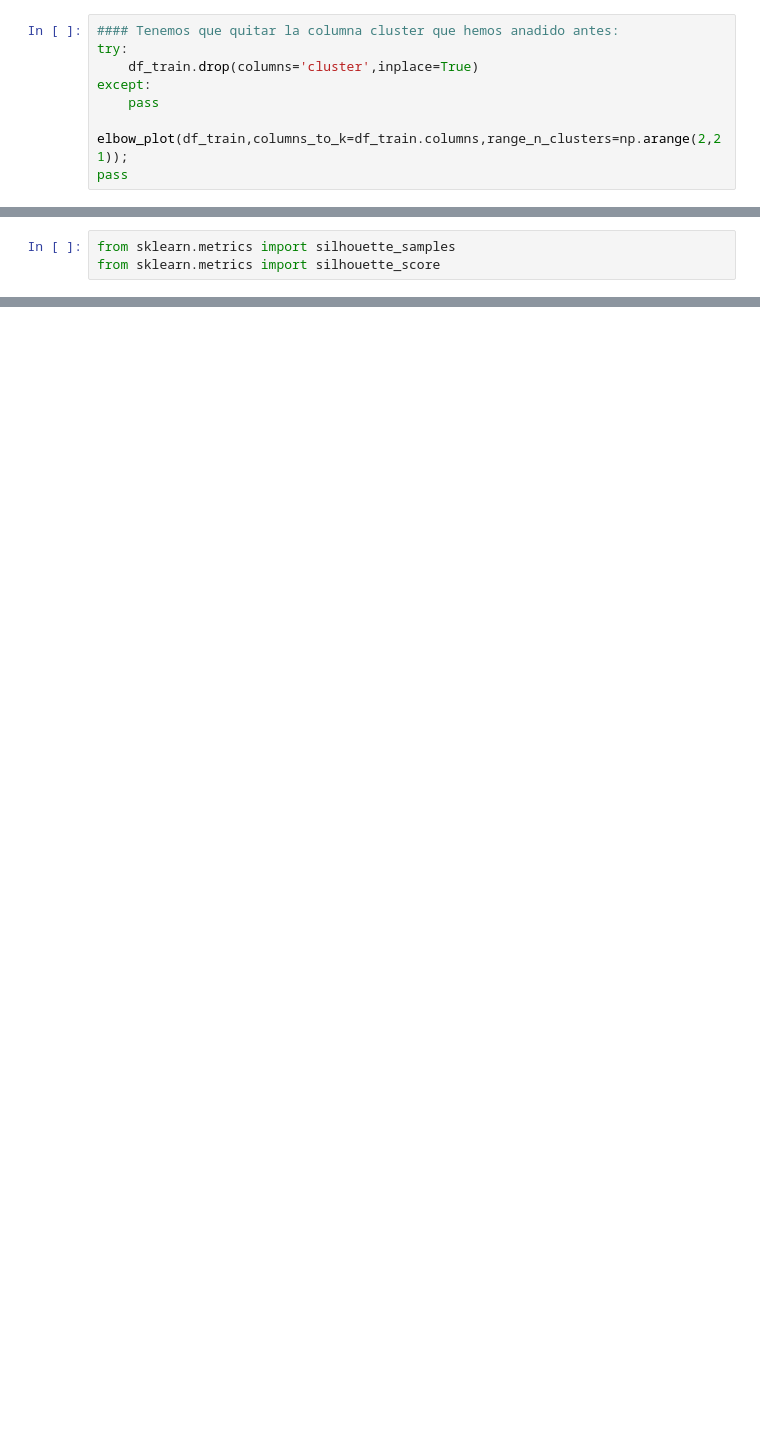
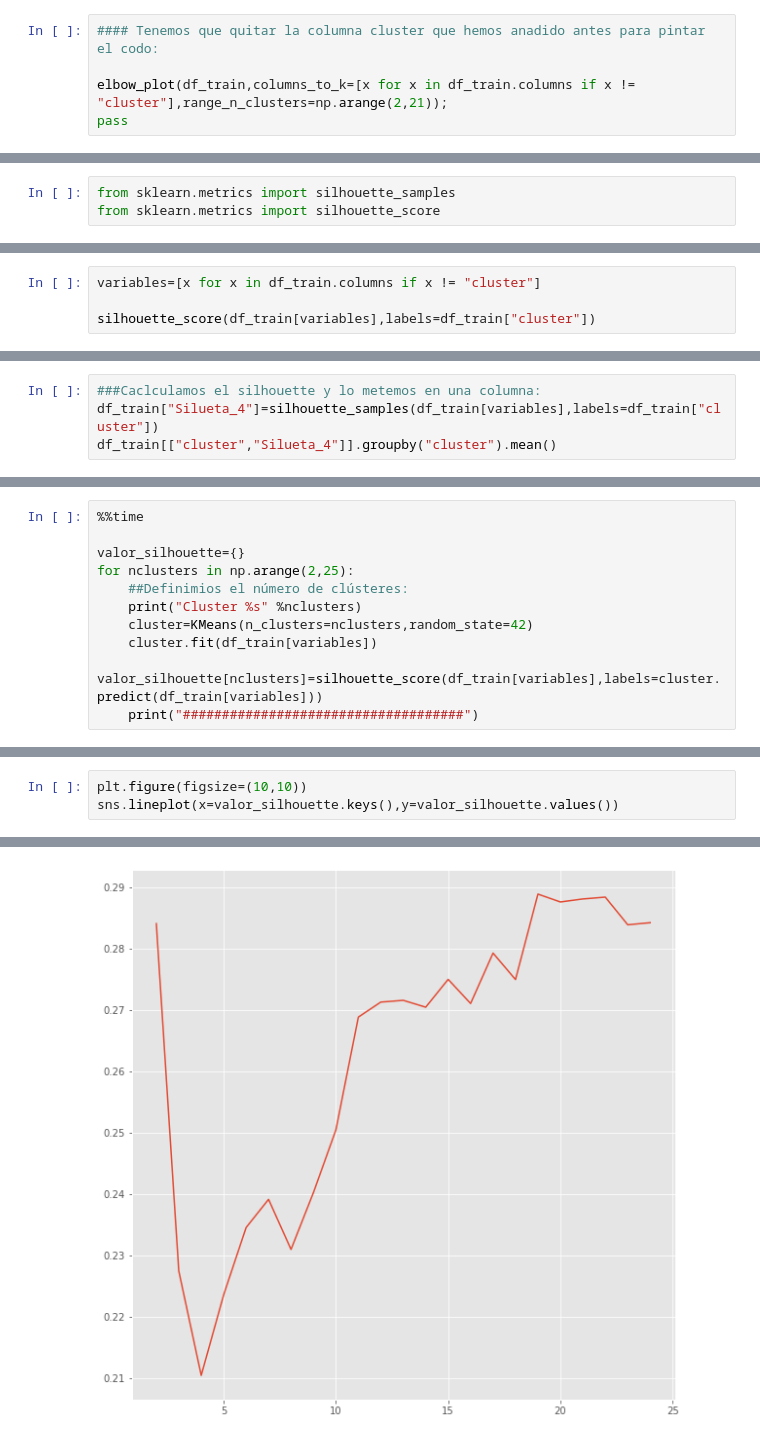
Before and after one commit to ymgabaldon/Ej_segmentacion, a Jupyter notebook: Analisis retail online.ipynb, the cells around one changed output, grey strips where cells are left out. Drawn from its saved outputs; the diff is of its cells as text; blank space fills up the shorter version.

```diff
--- a/Analisis retail online.ipynb
+++ b/Analisis retail online.ipynb
@@ -437,13 +437,9 @@ def elbow_plot(df2_k, columns_to_k, range_n_clusters=[2, 3, 4, 5, 6, 7, 8, 9, 10
     fig = px.line(df_I, y="Inertia", x="Number of clusters", title='Optimal number of clusters')
     fig.show()
 # %%
-#### Tenemos que quitar la columna cluster que hemos anadido antes:
-try:
-    df_train.drop(columns='cluster',inplace=True)
-except:
-    pass
+#### Tenemos que quitar la columna cluster que hemos anadido antes para pintar el codo:
 
-elbow_plot(df_train,columns_to_k=df_train.columns,range_n_clusters=np.arange(2,21));
+elbow_plot(df_train,columns_to_k=[x for x in df_train.columns if x != "cluster"],range_n_clusters=np.arange(2,21));
 pass
 # %% [output]
 [interactive output not drawn]
@@ -474,0 +472,4 @@ Veamos para el caso de 4 clusteres que valor se obtiene
+# %%
+variables=[x for x in df_train.columns if x != "cluster"]
+
+silhouette_score(df_train[variables],labels=df_train["cluster"])
@@ -474,0 +480,4 @@ Veamos para el caso de 4 clusteres que valor se obtiene
+# %%
+###Caclculamos el silhouette y lo metemos en una columna:
+df_train["Silueta_4"]=silhouette_samples(df_train[variables],labels=df_train["cluster"])
+df_train[["cluster","Silueta_4"]].groupby("cluster").mean()
@@ -474,0 +521,11 @@ Veamos para el caso de 4 clusteres que valor se obtiene
+# %%
+%%time
+
+valor_silhouette={}
+for nclusters in np.arange(2,25):
+    ##Definimios el número de clústeres:
+    print("Cluster %s" %nclusters)
+    cluster=KMeans(n_clusters=nclusters,random_state=42)
+    cluster.fit(df_train[variables])
+    valor_silhouette[nclusters]=silhouette_score(df_train[variables],labels=cluster.predict(df_train[variables]))
+    print("####################################")
@@ -474,0 +550,4 @@ Veamos para el caso de 4 clusteres que valor se obtiene
+# %%
+plt.figure(figsize=(10,10))
+sns.lineplot(x=valor_silhouette.keys(),y=valor_silhouette.values())
+# %% [output]
@@ -474,0 +555 @@ Veamos para el caso de 4 clusteres que valor se obtiene
+[figure, added]
```
Also changed, not shown: parts of 29 cells of this notebook.
